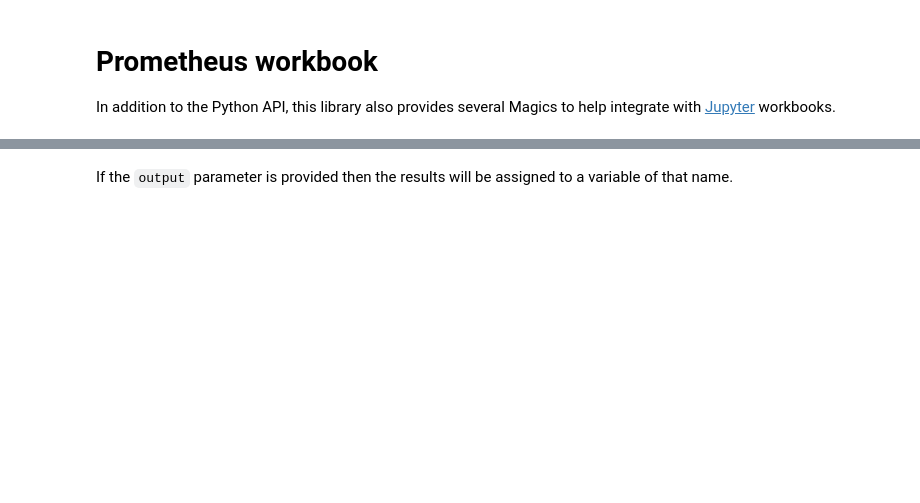
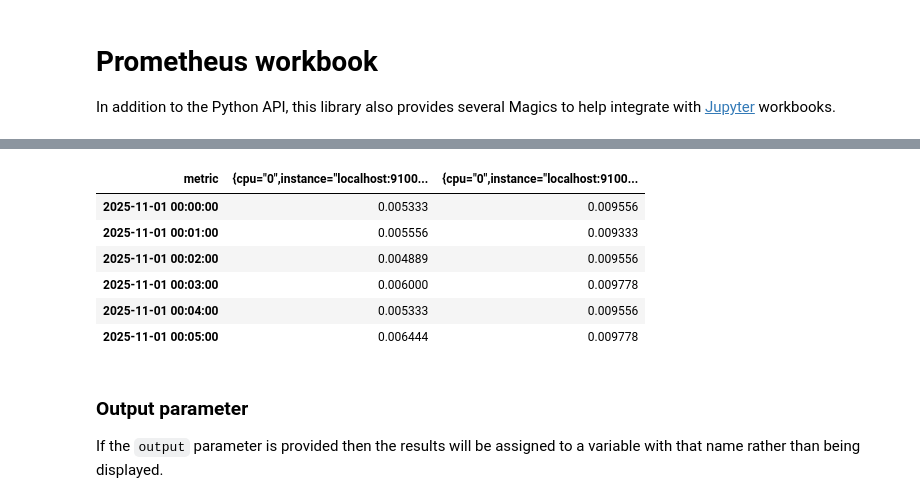
Before and after one commit to dcoles/prometheus-pandas, a Jupyter notebook: Prometheus.ipynb, the cells around one changed output, grey strips where cells are left out. Drawn from its saved outputs; the diff is of its cells as text; code cells hidden in the pictures; blank space fills up the shorter version.

```diff
--- a/Prometheus.ipynb
+++ b/Prometheus.ipynb
@@ -70,3 +82,16 @@ The `%%prometheus_query_range` cell Magic allows evaluating expression query ove
+# %%
+%%prometheus_query_range http://localhost:9090 2025-11-01T00:00:00Z 2025-11-01T00:05:00Z 1m --string-labels
+    rate(node_cpu_seconds_total{mode=~"user|system",cpu="0"}[1m])
+# %% [output]
+| metric | {cpu="0",instance="localhost:9100... | {cpu="0",instance="localhost:9100... |
+| 2025-11-01 00:00:00 | 0.005333 | 0.009556 |
+| 2025-11-01 00:01:00 | 0.005556 | 0.009333 |
+| 2025-11-01 00:02:00 | 0.004889 | 0.009556 |
+| 2025-11-01 00:03:00 | 0.006000 | 0.009778 |
+| 2025-11-01 00:04:00 | 0.005333 | 0.009556 |
+| 2025-11-01 00:05:00 | 0.006444 | 0.009778 |
 # %% [markdown]
-If the `output` parameter is provided then the results will be assigned to a variable of that name.
+### Output parameter
+
+If the `output` parameter is provided then the results will be assigned to a variable with that name rather than being displayed.
 # %%
```
Also changed, not shown: parts of 19 cells of this notebook, 5 other files.
